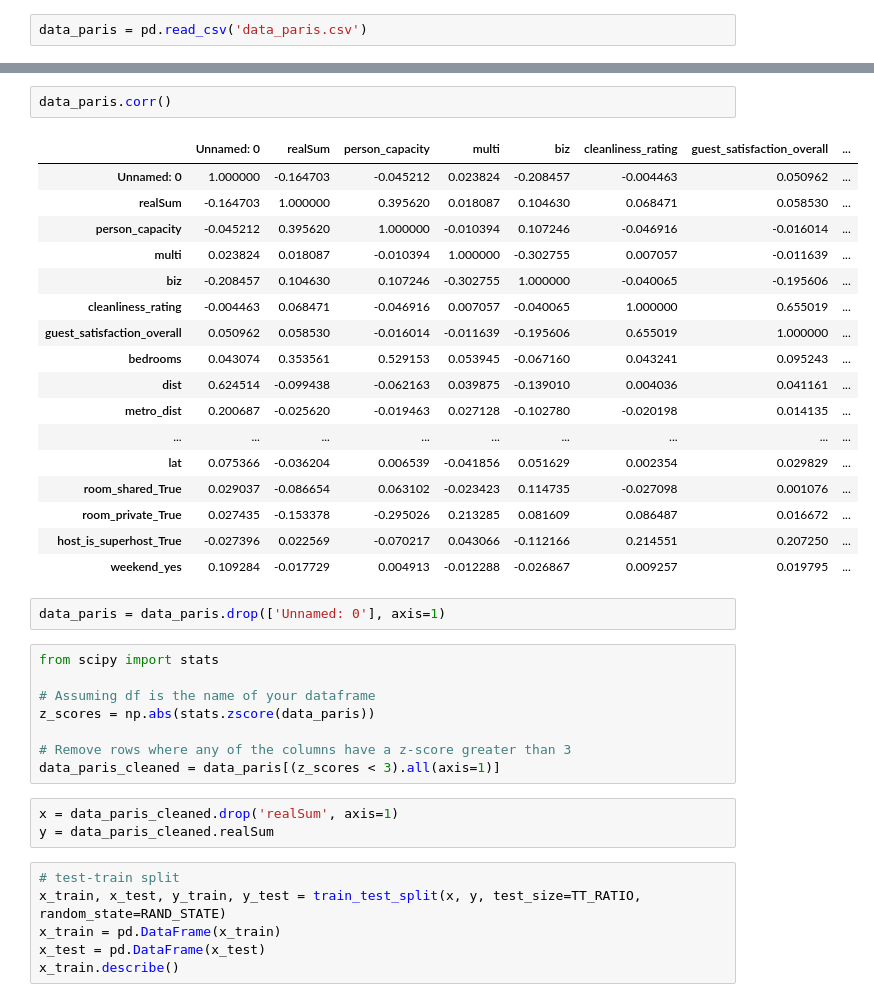
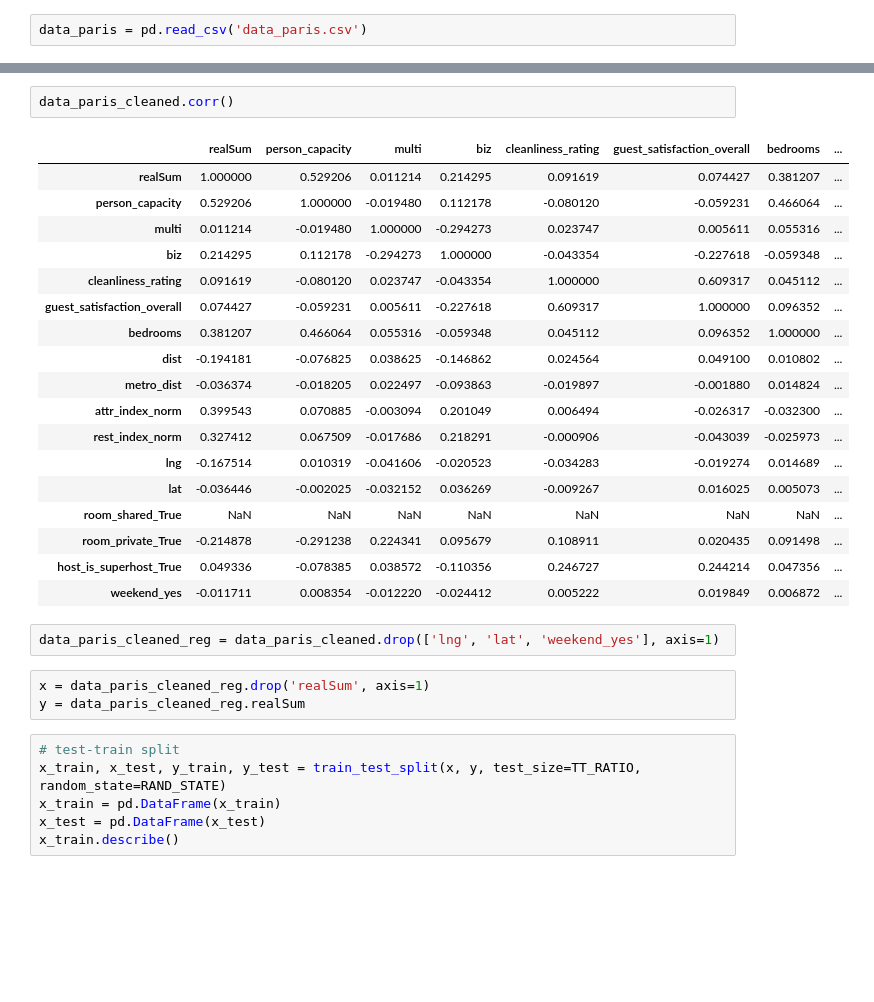
Before and after one commit to MLB-95/IH_LABS, a Jupyter notebook: LABS/Final project/Paris.ipynb, the cells around one changed output, grey strips where cells are left out. Saved outputs shown, nothing was run; the diff lists cells and outputs as text; blank space fills up the shorter version.

```diff
--- a/LABS/Final project/Paris.ipynb
+++ b/LABS/Final project/Paris.ipynb
@@ -38,36 +46,29 @@ data_paris = pd.read_csv('data_paris.csv')
 # %%
-data_paris.corr()
+data_paris_cleaned.corr()
 # %% [output]
-|  | Unnamed: 0 | realSum | person_capacity | multi | biz | cleanliness_rating | guest_satisfaction_overall | ... |
-| Unnamed: 0 | 1.000000 | -0.164703 | -0.045212 | 0.023824 | -0.208457 | -0.004463 | 0.050962 | ... |
-| realSum | -0.164703 | 1.000000 | 0.395620 | 0.018087 | 0.104630 | 0.068471 | 0.058530 | ... |
-| person_capacity | -0.045212 | 0.395620 | 1.000000 | -0.010394 | 0.107246 | -0.046916 | -0.016014 | ... |
-| multi | 0.023824 | 0.018087 | -0.010394 | 1.000000 | -0.302755 | 0.007057 | -0.011639 | ... |
-| biz | -0.208457 | 0.104630 | 0.107246 | -0.302755 | 1.000000 | -0.040065 | -0.195606 | ... |
-| cleanliness_rating | -0.004463 | 0.068471 | -0.046916 | 0.007057 | -0.040065 | 1.000000 | 0.655019 | ... |
-| guest_satisfaction_overall | 0.050962 | 0.058530 | -0.016014 | -0.011639 | -0.195606 | 0.655019 | 1.000000 | ... |
-| bedrooms | 0.043074 | 0.353561 | 0.529153 | 0.053945 | -0.067160 | 0.043241 | 0.095243 | ... |
-| dist | 0.624514 | -0.099438 | -0.062163 | 0.039875 | -0.139010 | 0.004036 | 0.041161 | ... |
-| metro_dist | 0.200687 | -0.025620 | -0.019463 | 0.027128 | -0.102780 | -0.020198 | 0.014135 | ... |
-| ... | ... | ... | ... | ... | ... | ... | ... | ... |
-| lat | 0.075366 | -0.036204 | 0.006539 | -0.041856 | 0.051629 | 0.002354 | 0.029829 | ... |
-| room_shared_True | 0.029037 | -0.086654 | 0.063102 | -0.023423 | 0.114735 | -0.027098 | 0.001076 | ... |
-| room_private_True | 0.027435 | -0.153378 | -0.295026 | 0.213285 | 0.081609 | 0.086487 | 0.016672 | ... |
-| host_is_superhost_True | -0.027396 | 0.022569 | -0.070217 | 0.043066 | -0.112166 | 0.214551 | 0.207250 | ... |
-| weekend_yes | 0.109284 | -0.017729 | 0.004913 | -0.012288 | -0.026867 | 0.009257 | 0.019795 | ... |
+|  | realSum | person_capacity | multi | biz | cleanliness_rating | guest_satisfaction_overall | bedrooms | ... |
+| realSum | 1.000000 | 0.529206 | 0.011214 | 0.214295 | 0.091619 | 0.074427 | 0.381207 | ... |
+| person_capacity | 0.529206 | 1.000000 | -0.019480 | 0.112178 | -0.080120 | -0.059231 | 0.466064 | ... |
+| multi | 0.011214 | -0.019480 | 1.000000 | -0.294273 | 0.023747 | 0.005611 | 0.055316 | ... |
+| biz | 0.214295 | 0.112178 | -0.294273 | 1.000000 | -0.043354 | -0.227618 | -0.059348 | ... |
+| cleanliness_rating | 0.091619 | -0.080120 | 0.023747 | -0.043354 | 1.000000 | 0.609317 | 0.045112 | ... |
+| guest_satisfaction_overall | 0.074427 | -0.059231 | 0.005611 | -0.227618 | 0.609317 | 1.000000 | 0.096352 | ... |
+| bedrooms | 0.381207 | 0.466064 | 0.055316 | -0.059348 | 0.045112 | 0.096352 | 1.000000 | ... |
+| dist | -0.194181 | -0.076825 | 0.038625 | -0.146862 | 0.024564 | 0.049100 | 0.010802 | ... |
+| metro_dist | -0.036374 | -0.018205 | 0.022497 | -0.093863 | -0.019897 | -0.001880 | 0.014824 | ... |
+| attr_index_norm | 0.399543 | 0.070885 | -0.003094 | 0.201049 | 0.006494 | -0.026317 | -0.032300 | ... |
+| rest_index_norm | 0.327412 | 0.067509 | -0.017686 | 0.218291 | -0.000906 | -0.043039 | -0.025973 | ... |
+| lng | -0.167514 | 0.010319 | -0.041606 | -0.020523 | -0.034283 | -0.019274 | 0.014689 | ... |
+| lat | -0.036446 | -0.002025 | -0.032152 | 0.036269 | -0.009267 | 0.016025 | 0.005073 | ... |
+| room_shared_True | NaN | NaN | NaN | NaN | NaN | NaN | NaN | ... |
+| room_private_True | -0.214878 | -0.291238 | 0.224341 | 0.095679 | 0.108911 | 0.020435 | 0.091498 | ... |
+| host_is_superhost_True | 0.049336 | -0.078385 | 0.038572 | -0.110356 | 0.246727 | 0.244214 | 0.047356 | ... |
+| weekend_yes | -0.011711 | 0.008354 | -0.012220 | -0.024412 | 0.005222 | 0.019849 | 0.006872 | ... |
 # %%
-data_paris = data_paris.drop(['Unnamed: 0'], axis=1)
+data_paris_cleaned_reg = data_paris_cleaned.drop(['lng', 'lat', 'weekend_yes'], axis=1)
-# %%
-from scipy import stats
-
-# Assuming df is the name of your dataframe
-z_scores = np.abs(stats.zscore(data_paris))
-
-# Remove rows where any of the columns have a z-score greater than 3
-data_paris_cleaned = data_paris[(z_scores < 3).all(axis=1)]
 # %%
-x = data_paris_cleaned.drop('realSum', axis=1)
-y = data_paris_cleaned.realSum
+x = data_paris_cleaned_reg.drop('realSum', axis=1)
+y = data_paris_cleaned_reg.realSum
 # %%
 # test-train split
 x_train, x_test, y_train, y_test = train_test_split(x, y, test_size=TT_RATIO, random_state=RAND_STATE)
```
Also changed, not shown: parts of 18 cells of this notebook, 9 other files.
